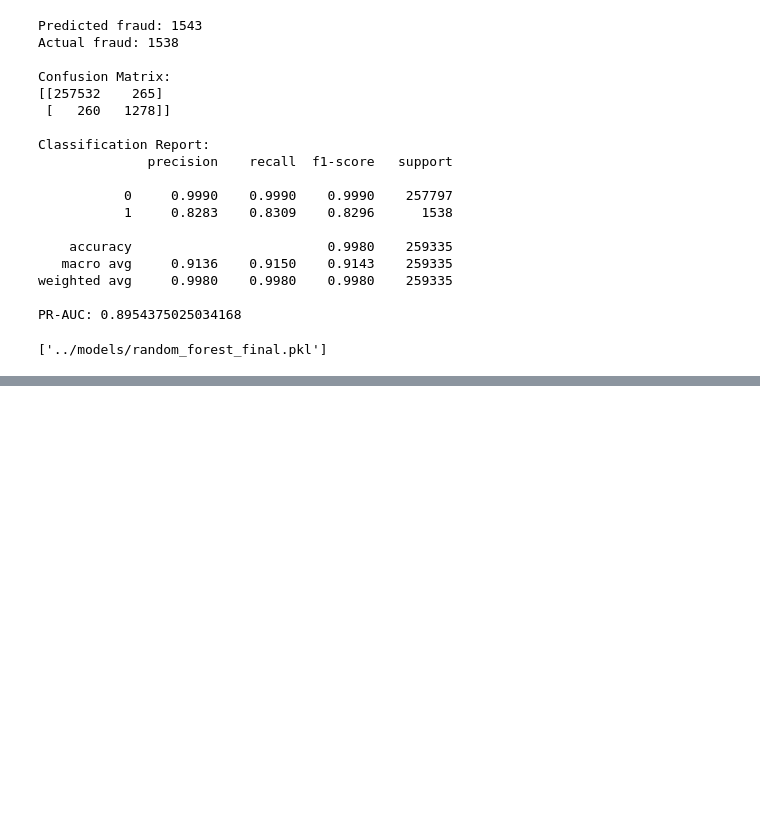
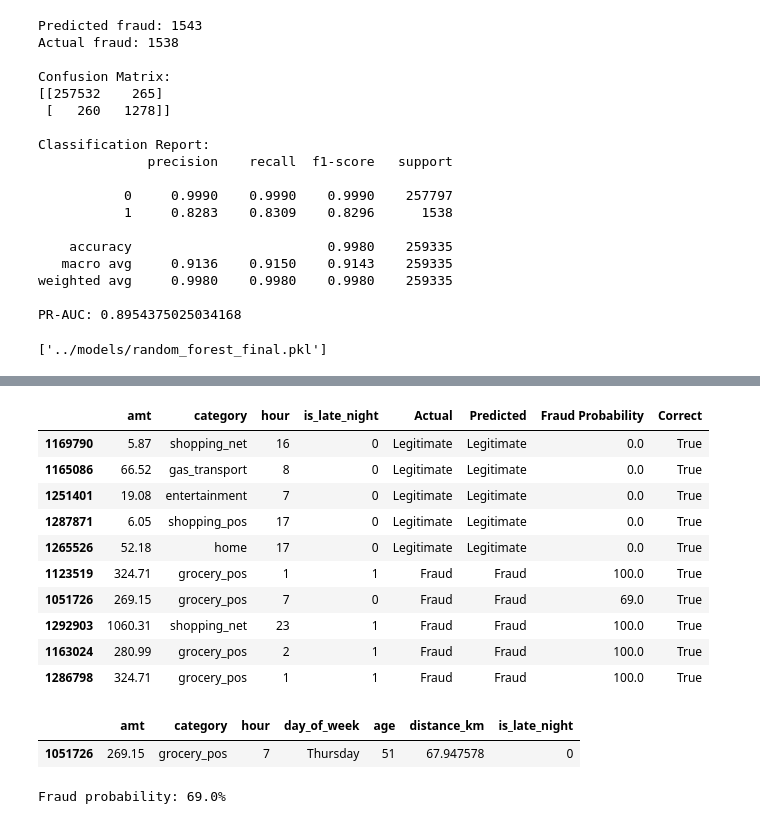
Before and after one commit to jy06210/fraud-detection-shadowing-project, a Jupyter notebook: notebooks/02_modeling.ipynb, the cells around one changed output, grey strips where cells are left out. Saved outputs shown, nothing was run; the diff lists cells and outputs as text; code cells hidden in the pictures; blank space fills up the shorter version.

```diff
--- a/notebooks/02_modeling.ipynb
+++ b/notebooks/02_modeling.ipynb
@@ -1215,0 +1450,27 @@ joblib.dump(
+# %%
+display(demo_results)
+# %% [output]
+|  | amt | category | hour | is_late_night | Actual | Predicted | Fraud Probability | Correct |
+| 1169790 | 5.87 | shopping_net | 16 | 0 | Legitimate | Legitimate | 0.0 | True |
+| 1165086 | 66.52 | gas_transport | 8 | 0 | Legitimate | Legitimate | 0.0 | True |
+| 1251401 | 19.08 | entertainment | 7 | 0 | Legitimate | Legitimate | 0.0 | True |
+| 1287871 | 6.05 | shopping_pos | 17 | 0 | Legitimate | Legitimate | 0.0 | True |
+| 1265526 | 52.18 | home | 17 | 0 | Legitimate | Legitimate | 0.0 | True |
+| 1123519 | 324.71 | grocery_pos | 1 | 1 | Fraud | Fraud | 100.0 | True |
+| 1051726 | 269.15 | grocery_pos | 7 | 0 | Fraud | Fraud | 69.0 | True |
+| 1292903 | 1060.31 | shopping_net | 23 | 1 | Fraud | Fraud | 100.0 | True |
+| 1163024 | 280.99 | grocery_pos | 2 | 1 | Fraud | Fraud | 100.0 | True |
+| 1286798 | 324.71 | grocery_pos | 1 | 1 | Fraud | Fraud | 100.0 | True |
+# %%
+# Get the specific transaction
+transaction = demo_X.loc[[1051726]]
+
+display(transaction)
+
+# Confirm its fraud probability
+probability = final_rf.predict_proba(transaction)[0, 1]
+print(f"Fraud probability: {probability:.1%}")
+# %% [output]
+|  | amt | category | hour | day_of_week | age | distance_km | is_late_night |
+| 1051726 | 269.15 | grocery_pos | 7 | Thursday | 51 | 67.947578 | 0 |
+Fraud probability: 69.0%
```
Also changed, not shown: parts of 11 cells of this notebook, 1 other file.
